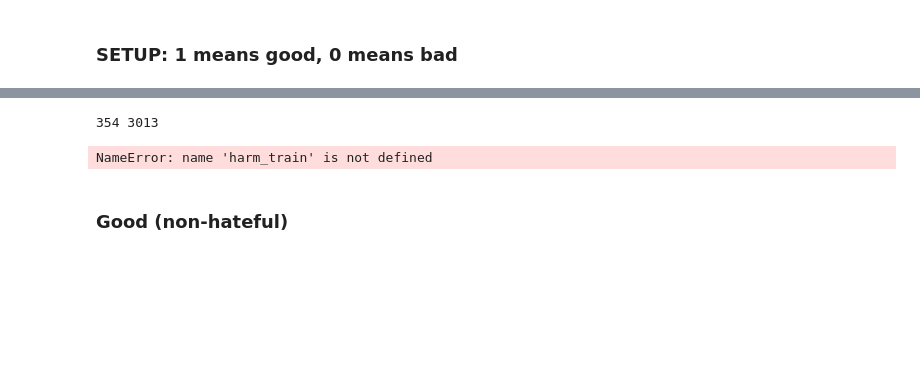
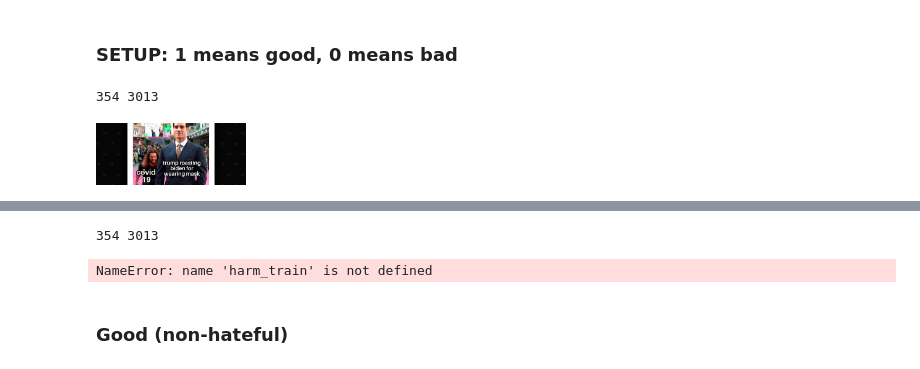
Before and after one commit to huynhducloi00/Pro-Cap, a Jupyter notebook: codes/Pro-Cap-Generation.ipynb, the cells around one changed output, grey strips where cells are left out. Drawn from its saved outputs; the diff is of its cells as text; code cells hidden in the pictures; blank space fills up the shorter version.

```diff
--- a/codes/Pro-Cap-Generation.ipynb
+++ b/codes/Pro-Cap-Generation.ipynb
@@ -3,24 +16,25 @@
 # %%
-from src.utils import set_env
-set_env(level=3)
-import torch
-import numpy as np
-from PIL import Image
-
-import os
-import pandas as pd
 
 FEATURE_PATH='../Data/'
 HARM_IMAGE_PATH='../../HarMeme_Images/harmeme_images_covid_19'
-from IPython.display import display
-import IPython
+
 def get_harm_image_pil(pic_index):
     return Image.open(os.path.join(HARM_IMAGE_PATH,f'covid_memes_{pic_index}.png'))
 
-from lavis.common.gradcam import getAttMap
-from lavis.models import load_model_and_preprocess
 CUDA_DEVICE=0
 torch.cuda.set_device(CUDA_DEVICE)
 device = torch.device("cuda:"+str(CUDA_DEVICE))
 def get_image_ipython(name):
     return IPython.display.Image(os.path.join(HARM_IMAGE_PATH,name),width=150, height=150)
+harm_test=pd.read_json(os.path.join(FEATURE_PATH,
+                                 'harm_test.json'))
+harm_train=pd.read_json(os.path.join(FEATURE_PATH,
+                                 'harm_train.json'))
+print (len(harm_test),len(harm_train))
+pic=5435
+[display(get_image_ipython(f'covid_memes_{x}.png')) for x in [pic]]
+harm_train[harm_train.img.apply(lambda x:str(pic) in x)]
+harm_test[harm_test.img.apply(lambda x:str(pic) in x)]
+# %% [output]
+354 3013
+[figure, added]
```
Also changed, not shown: parts of 5 cells of this notebook, 2 other files.
